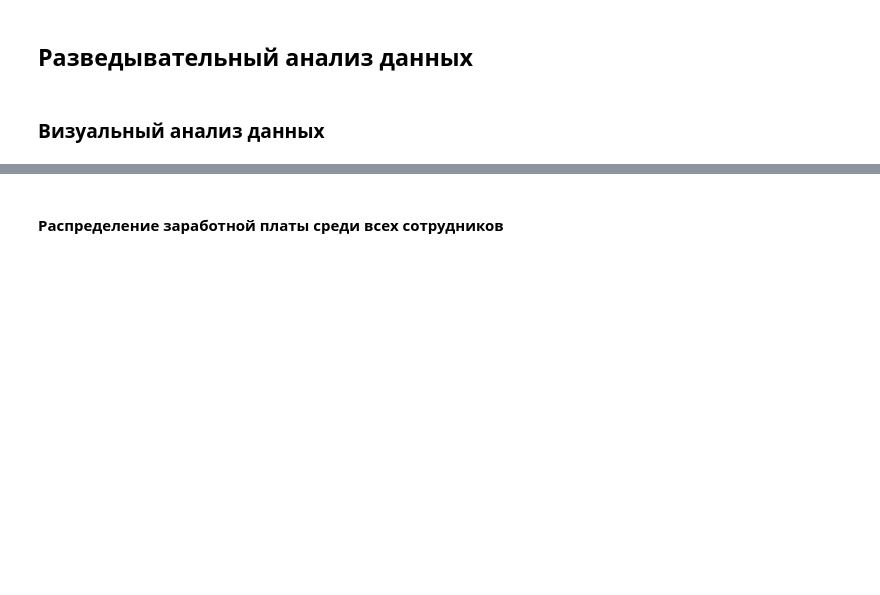
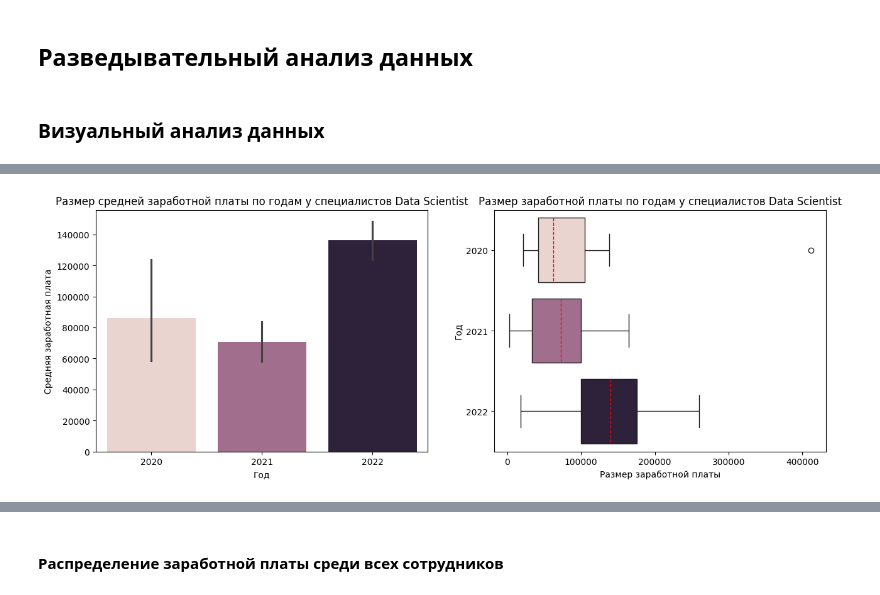
Before and after one commit to LNarnia/new_DS, a Jupyter notebook: Skillfactory/EDA_4/Исследование_данных_HR_агенства.ipynb, the cells around one changed output, grey strips where cells are left out. Saved outputs shown, nothing was run; the diff lists cells and outputs as text; code cells hidden in the pictures; blank space fills up the shorter version.

```diff
--- a/Skillfactory/EDA_4/Исследование_данных_HR_агенства.ipynb
+++ b/Skillfactory/EDA_4/Исследование_данных_HR_агенства.ipynb
@@ -130,0 +181,3 @@ data.describe(include=['object'])
+# %%
+# Фильтруем датасет, чтобы отобрать данные по специалистам Data Scientist
+data_sc = data[data['job_title'] == 'Data Scientist']
@@ -130,0 +198,31 @@ data.describe(include=['object'])
+# %%
+fig, axes = plt.subplots(1, 2, figsize=(15, 5))
+
+# Строим столбчатую диаграмму для визуализации размера средней заработной платы по годам у специалистов Data Scientist
+sns.barplot(
+            data_sc,
+            x='work_year',
+            y='salary_in_usd',
+            hue='work_year',
+            legend=False,
+            ax=axes[0]
+            )
+axes[0].set(xlabel='Год', ylabel='Средняя заработная плата')
+axes[0].set_title('Размер средней заработной платы по годам у специалистов Data Scientist')
+
+# Строим коробчатую диаграмму для визуализации размера заработной платы по годам у специалистов Data Scientist
+sns.boxplot(
+            data_sc,
+            x='salary_in_usd',
+            y='work_year',
+            orient='h',
+            hue='work_year',
+            legend=False,
+            medianprops={"color": "red", "linestyle": '--'}
+            )
+axes[1].set(xlabel='Размер заработной платы', ylabel='Год')
+axes[1].set_title('Размер заработной платы по годам у специалистов Data Scientist')
+
+plt.show()
+# %% [output]
+[figure, added]
```
Also changed, not shown: parts of 25 cells of this notebook.
